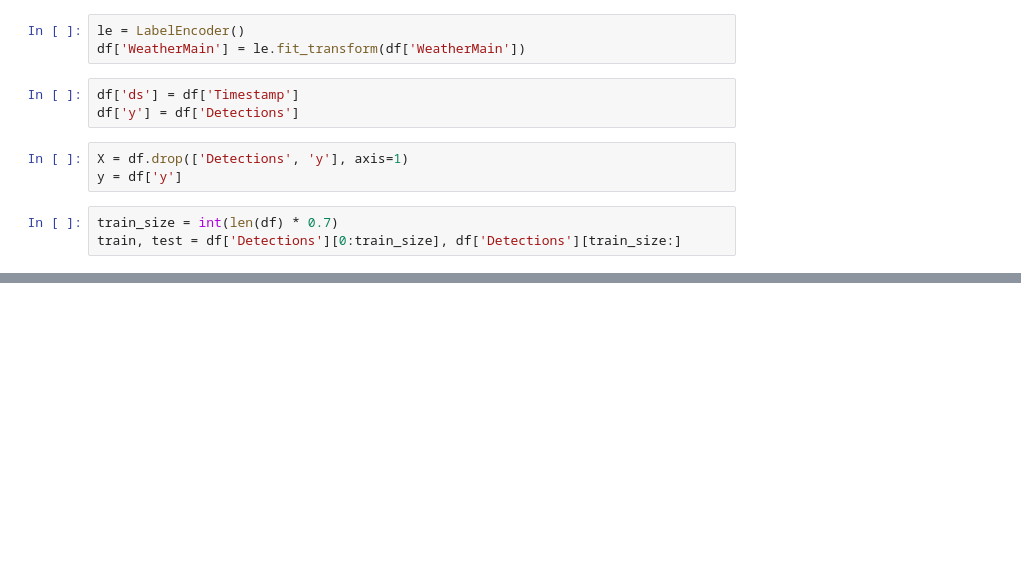
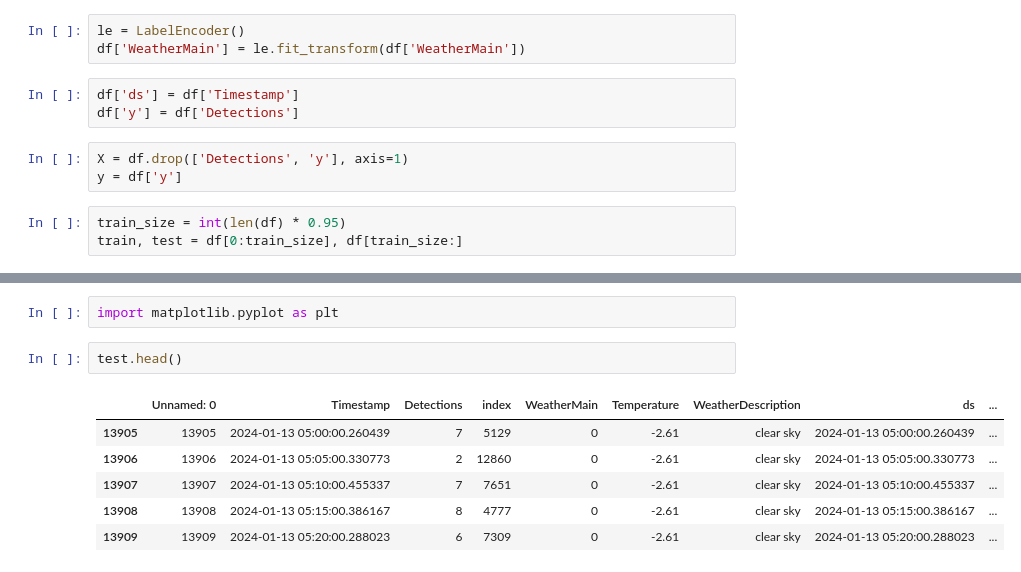
Before and after one commit to pavleglusac/SIAP-NM, a Jupyter notebook: models/Prophet/train.ipynb, the cells around one changed output, grey strips where cells are left out. Cells and saved outputs as stored; diff of their text form; blank space fills up the shorter version.

```diff
--- a/models/Prophet/train.ipynb
+++ b/models/Prophet/train.ipynb
@@ -21,7 +23,7 @@ df['y'] = df['Detections']
 X = df.drop(['Detections', 'y'], axis=1)
 y = df['y']
 # %%
-train_size = int(len(df) * 0.7)
-train, test = df['Detections'][0:train_size], df['Detections'][train_size:]
+train_size = int(len(df) * 0.95)
+train, test = df[0:train_size], df[train_size:]
 # %%
 def objective(trial):
@@ -248,0 +273,11 @@ m_optimized.fit(df)
+# %%
+import matplotlib.pyplot as plt
+# %%
+test.head()
+# %% [output]
+|  | Unnamed: 0 | Timestamp | Detections | index | WeatherMain | Temperature | WeatherDescription | ds | ... |
+| 13905 | 13905 | 2024-01-13 05:00:00.260439 | 7 | 5129 | 0 | -2.61 | clear sky | 2024-01-13 05:00:00.260439 | ... |
+| 13906 | 13906 | 2024-01-13 05:05:00.330773 | 2 | 12860 | 0 | -2.61 | clear sky | 2024-01-13 05:05:00.330773 | ... |
+| 13907 | 13907 | 2024-01-13 05:10:00.455337 | 7 | 7651 | 0 | -2.61 | clear sky | 2024-01-13 05:10:00.455337 | ... |
+| 13908 | 13908 | 2024-01-13 05:15:00.386167 | 8 | 4777 | 0 | -2.61 | clear sky | 2024-01-13 05:15:00.386167 | ... |
+| 13909 | 13909 | 2024-01-13 05:20:00.288023 | 6 | 7309 | 0 | -2.61 | clear sky | 2024-01-13 05:20:00.288023 | ... |
```
Also changed, not shown: parts of 22 cells of this notebook, 6 other files.
